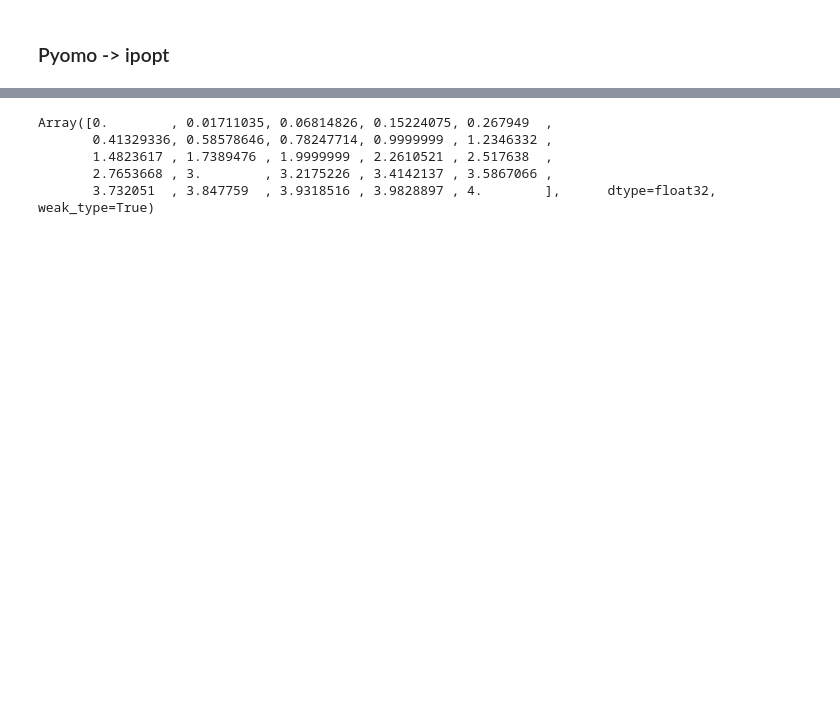
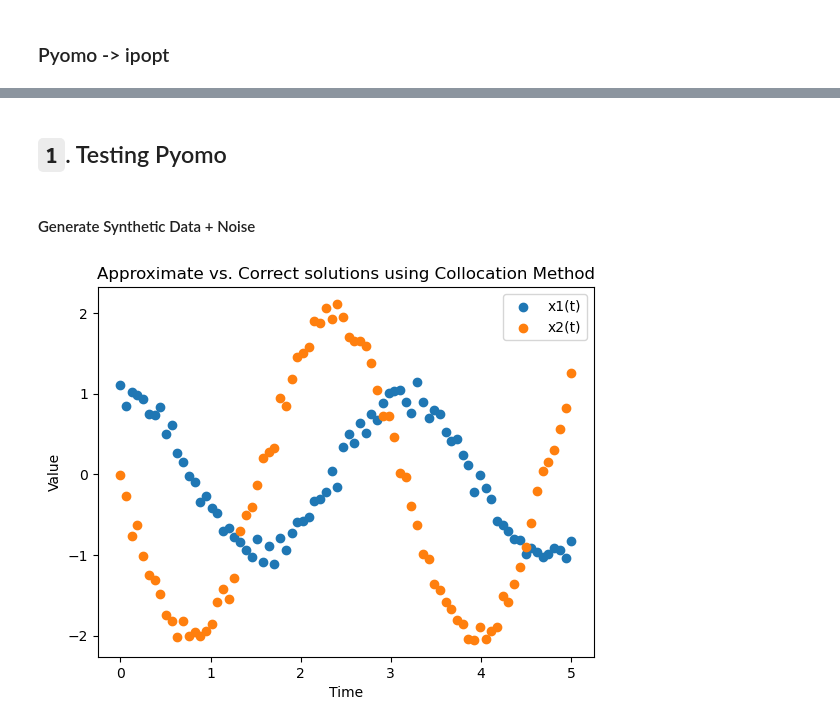
Before and after one commit to mariashapo/NODE, a Jupyter notebook: neural_nets/nn_constrains.ipynb, the cells around one changed output, grey strips where cells are left out. Saved outputs shown, nothing was run; the diff lists cells and outputs as text; code cells hidden in the pictures; blank space fills up the shorter version.

```diff
--- a/neural_nets/nn_constrains.ipynb
+++ b/neural_nets/nn_constrains.ipynb
@@ -29,8 +12,0 @@ Array([0.        , 0.16666667, 0.33333333, 0.5       , 0.66666667,
-# %%
-t_grid
-# %% [output]
-Array([0.        , 0.01711035, 0.06814826, 0.15224075, 0.267949  ,
-       0.41329336, 0.58578646, 0.78247714, 0.9999999 , 1.2346332 ,
-       1.4823617 , 1.7389476 , 1.9999999 , 2.2610521 , 2.517638  ,
-       2.7653668 , 3.        , 3.2175226 , 3.4142137 , 3.5867066 ,
-       3.732051  , 3.847759  , 3.9318516 , 3.9828897 , 4.        ],      dtype=float32, weak_type=True)
@@ -39,6 +13,33 @@ jax.config.update("jax_enable_x64", True)
+# %% [markdown]
+## `1`. Testing Pyomo
+# %% [markdown]
+#### Generate Synthetic Data + Noise
 # %%
 def chebyshev_nodes_second_kind(n, stop=1, start=-1):
     k = np.arange(n)
     x = np.cos(np.pi * k / (n - 1))
     nodes = 0.5 * (stop - start) * x + 0.5 * (start + stop)
     return np.sort(nodes)
+# %%
+omega = 2.0  # Frequency of the harmonic oscillator
+T = 5.0
+N = 80
+t_grid = np.linspace(0, T, N)
+
+# True solution (for synthetic data generation purposes)
+true_u = np.cos(omega * t_grid)
+true_v = -omega * np.sin(omega * t_grid)
+
+# Add some noise to simulate real-world data
+data_u = true_u + 0.1 * np.random.randn(N)
+data_v = true_v + 0.1 * np.random.randn(N)
+
+plt.scatter(t_grid, data_u, label='x1(t)')
+plt.scatter(t_grid, data_v, label='x2(t)')
+plt.legend()
+plt.xlabel('Time')
+plt.ylabel('Value')
+plt.title('Approximate vs. Correct solutions using Collocation Method')
+plt.show()
+# %% [output]
+[figure, added]
```
Also changed, not shown: parts of 16 cells of this notebook, 1 other file.
